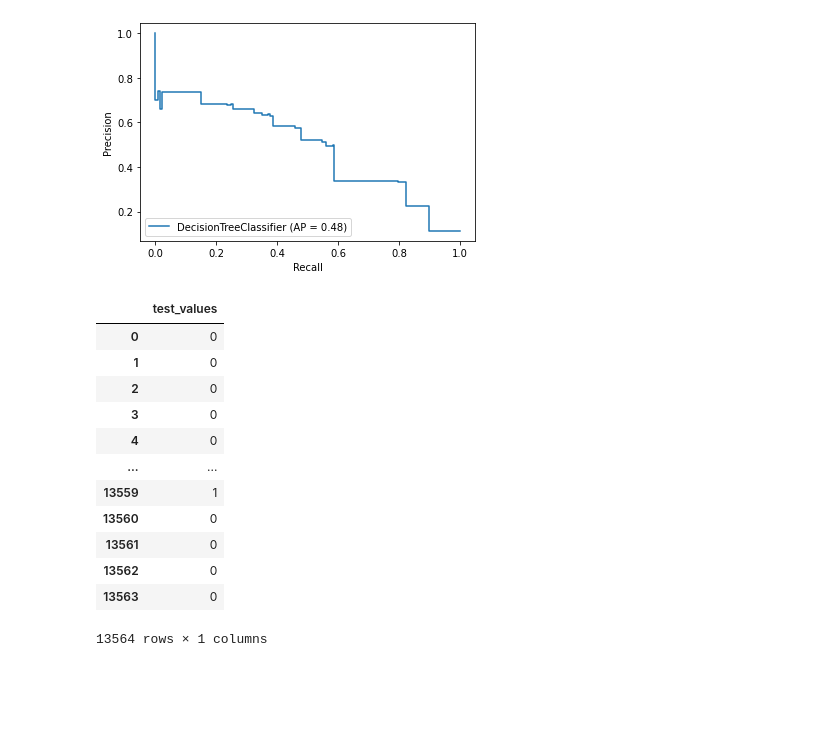
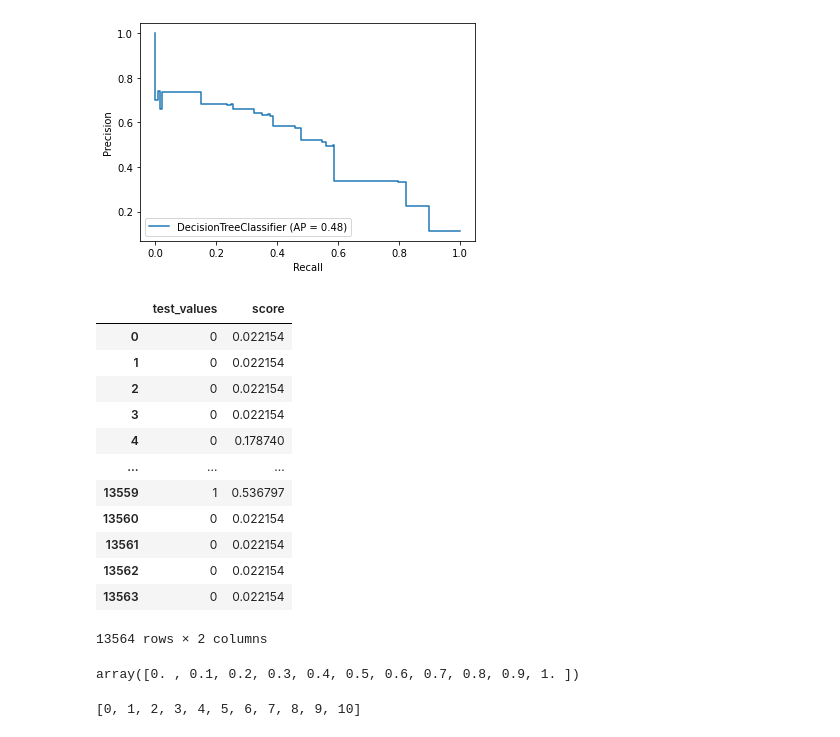
Before and after one commit to baomdoan/Classification-Practice, a Jupyter notebook: Bank Data.ipynb, the cells around one changed output. Drawn from its saved outputs; the diff is of its cells as text; code cells hidden in the pictures; blank space fills up the shorter version.

```diff
--- a/Bank Data.ipynb
+++ b/Bank Data.ipynb
@@ -386,21 +394,35 @@ disp = plot_precision_recall_curve(bank_clf_5, bank_X_test, bank_y_test)
 # %% [output]
 [figure]
 # %%
-target_values = pd.DataFrame()
-target_values['test_values']=bank_y_test
-target_values.reset_index(drop=True, inplace=True)
-target_values
+# Grouping the predicted test values and the predict probability values
+test_scores = pd.DataFrame()
+test_scores['test_values']=bank_y_test
+test_scores['score']=bank_test_score
+test_scores.reset_index(drop=True, inplace=True)
+test_scores
 # %% [output]
-|  | test_values |
-| 0 | 0 |
-| 1 | 0 |
-| 2 | 0 |
-| 3 | 0 |
-| 4 | 0 |
-| ... | ... |
-| 13559 | 1 |
-| 13560 | 0 |
-| 13561 | 0 |
-| 13562 | 0 |
-| 13563 | 0 |
+|  | test_values | score |
+| 0 | 0 | 0.022154 |
+| 1 | 0 | 0.022154 |
+| 2 | 0 | 0.022154 |
+| 3 | 0 | 0.022154 |
+| 4 | 0 | 0.178740 |
+| ... | ... | ... |
+| 13559 | 1 | 0.536797 |
+| 13560 | 0 | 0.022154 |
+| 13561 | 0 | 0.022154 |
+| 13562 | 0 | 0.022154 |
+| 13563 | 0 | 0.022154 |
-13564 rows × 1 columns
+13564 rows × 2 columns
+# %%
+# Creating a bins range
+bins=np.linspace(0,1,11)
+bins
+# %% [output]
+array([0. , 0.1, 0.2, 0.3, 0.4, 0.5, 0.6, 0.7, 0.8, 0.9, 1. ])
+# %%
+# Naming a vavlues for bin range
+goal_names=list(range(0,11))
+goal_names
+# %% [output]
+[0, 1, 2, 3, 4, 5, 6, 7, 8, 9, 10]
```
Also changed, not shown: parts of 11 cells of this notebook.
